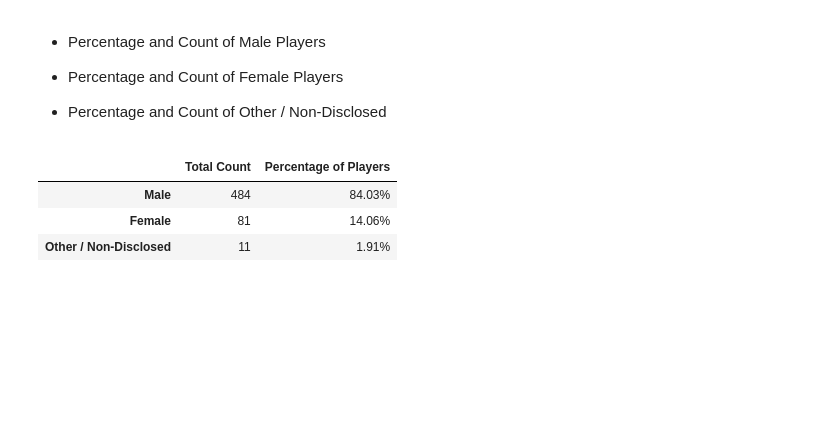
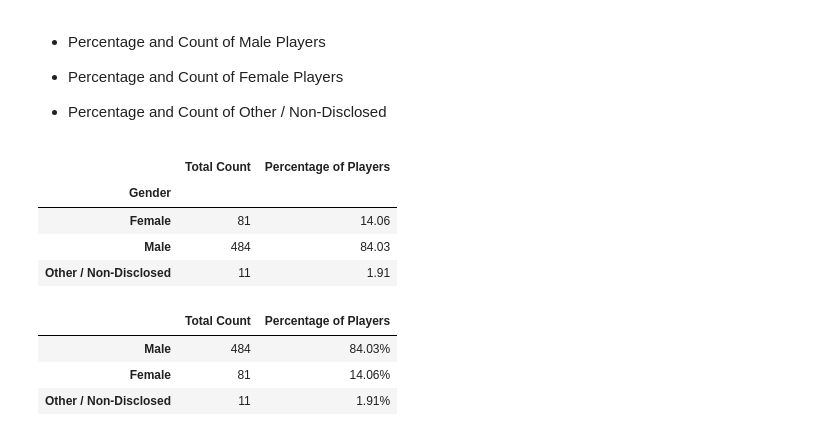
Before and after one commit to cjdance/pandas-challenge, a Jupyter notebook: Heroes ofPyMoli/HeroesOfPymoli_starter.ipynb, the cells around one changed output. Cells and saved outputs as stored; diff of their text form; code cells hidden in the pictures; blank space fills up the shorter version.

Commit message:
Uploading updated PyMoli work file which now includes the gender analysis table for count and percentage of players.

```diff
--- a/Heroes ofPyMoli/HeroesOfPymoli_starter.ipynb
+++ b/Heroes ofPyMoli/HeroesOfPymoli_starter.ipynb
@@ -76,6 +72,19 @@ purch_df
 
 
 * Percentage and Count of Other / Non-Disclosed
+# %%
+gender_df = purchase_data.drop_duplicates('SN',keep = 'first')
+gender_df = gender_df[['SN','Gender']]
+gender_df = gender_df.groupby('Gender').count()
+gender_df = gender_df.rename(columns = {"SN":"Total Count"})
+gender_df["Percentage of Players"] = round(gender_df["Total Count"]/len(ind_players) * 100,2)
+gender_df
+# %% [output]
+|  | Total Count | Percentage of Players |
+| Gender |  |  |
+| Female | 81 | 14.06 |
+| Male | 484 | 84.03 |
+| Other / Non-Disclosed | 11 | 1.91 |
 # %%
 # %% [output]
 |  | Total Count | Percentage of Players |
```
Also changed, not shown: parts of 1 cell of this notebook.
